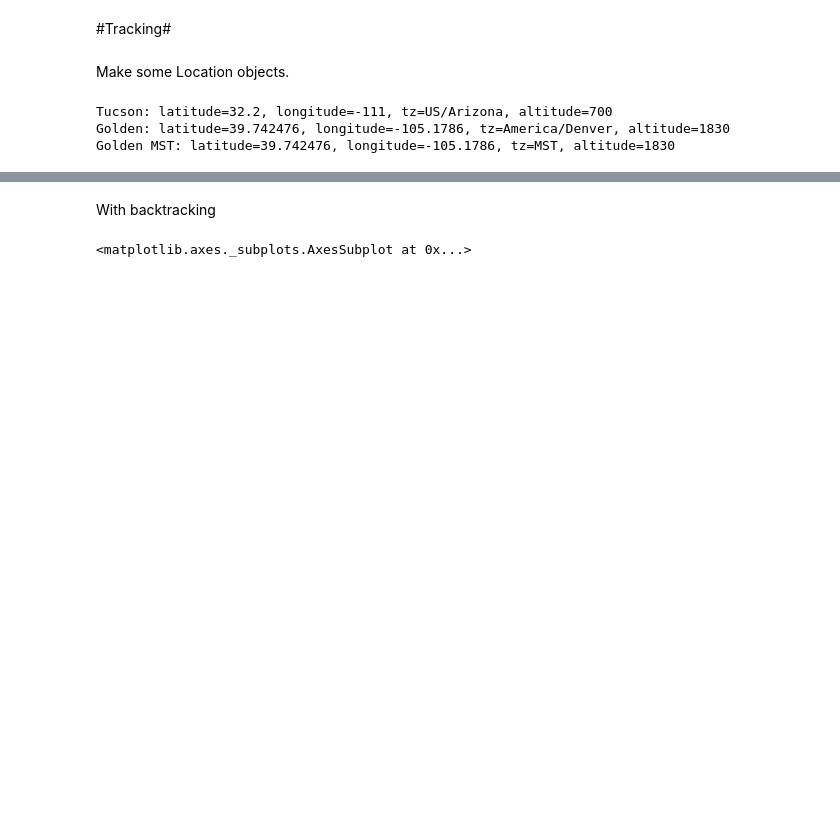
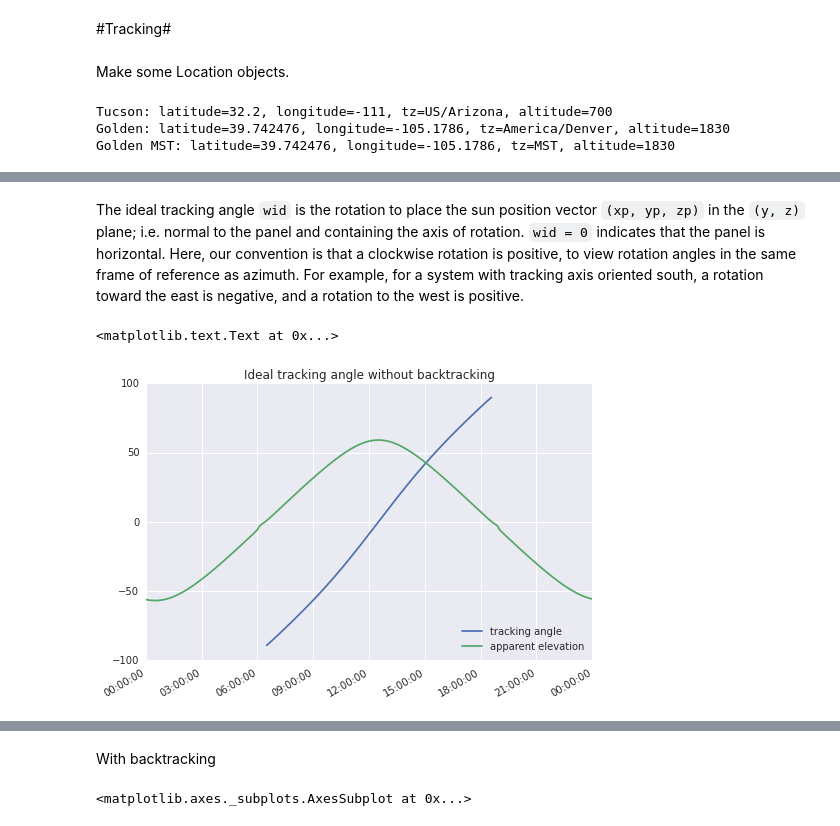
Before and after one commit to pvlib/pvlib-python, a Jupyter notebook: docs/tutorials/tracking.ipynb, the cells around one changed output, grey strips where cells are left out. Saved outputs shown, nothing was run; the diff lists cells and outputs as text; code cells hidden in the pictures; blank space fills up the shorter version.

```diff
--- a/docs/tutorials/tracking.ipynb
+++ b/docs/tutorials/tracking.ipynb
@@ -198,0 +237,36 @@ df_out.plot()
+# %% [markdown]
+ The ideal tracking angle ``wid`` is the rotation to place the sun position
+ vector ``(xp, yp, zp)`` in the ``(y, z)`` plane; i.e. normal to the panel and
+ containing the axis of rotation.  ``wid = 0`` indicates that the panel is
+ horizontal.  Here, our convention is that a clockwise rotation is
+ positive, to view rotation angles in the same frame of reference as
+ azimuth.  For example, for a system with tracking axis oriented south,
+ a rotation toward the east is negative, and a rotation to the west is
+ positive.
+# %%
+tmp = np.degrees(np.arctan(zp/xp))  # angle from x-y plane to projection of sun vector onto x-z plane
+
+# Obtain wid by translating tmp to convention for rotation angles.
+# Have to account for which quadrant of the x-z plane in which the sun
+# vector lies.  Complete solution here but probably not necessary to
+# consider QIII and QIV.
+wid = pd.Series(index=times)
+wid[(xp>=0) & (zp>=0)] =  90 - tmp[(xp>=0) & (zp>=0)];  # QI
+wid[(xp<0)  & (zp>=0)] = -90 - tmp[(xp<0)  & (zp>=0)];  # QII
+wid[(xp<0)  & (zp<0)]  = -90 - tmp[(xp<0)  & (zp<0)];   # QIII
+wid[(xp>=0) & (zp<0)]  =  90 - tmp[(xp>=0) & (zp<0)];   # QIV
+
+# filter for sun above panel horizon)
+u = zp > 0
+
+# apply limits to ideal rotation angle
+# set horizontal if zenith<0, sun is below panel horizon
+wid[~u] = np.nan
+
+wid.plot(label='tracking angle')
+pyephemout['apparent_elevation'].plot(label='apparent elevation')
+plt.legend(loc=4)
+plt.title('Ideal tracking angle without backtracking')
+# %% [output]
+<matplotlib.text.Text at 0x...>
+[figure, added]
```
Also changed, not shown: parts of 46 cells of this notebook, 1 other file.
